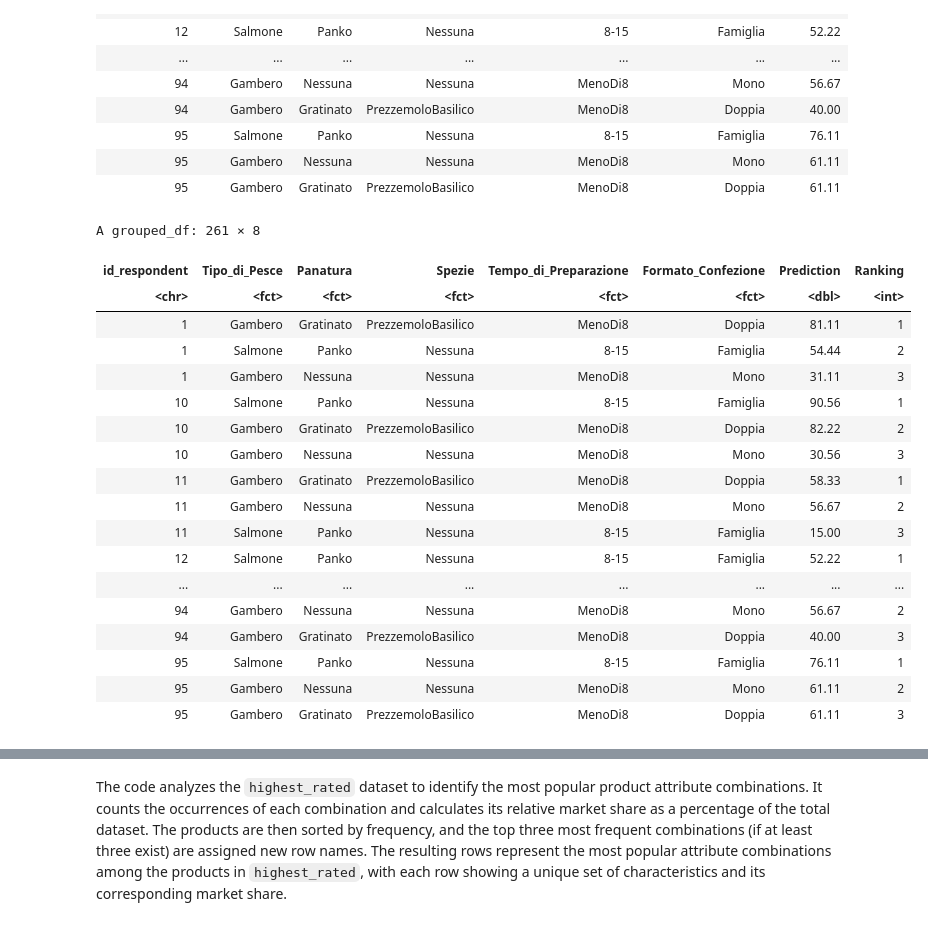
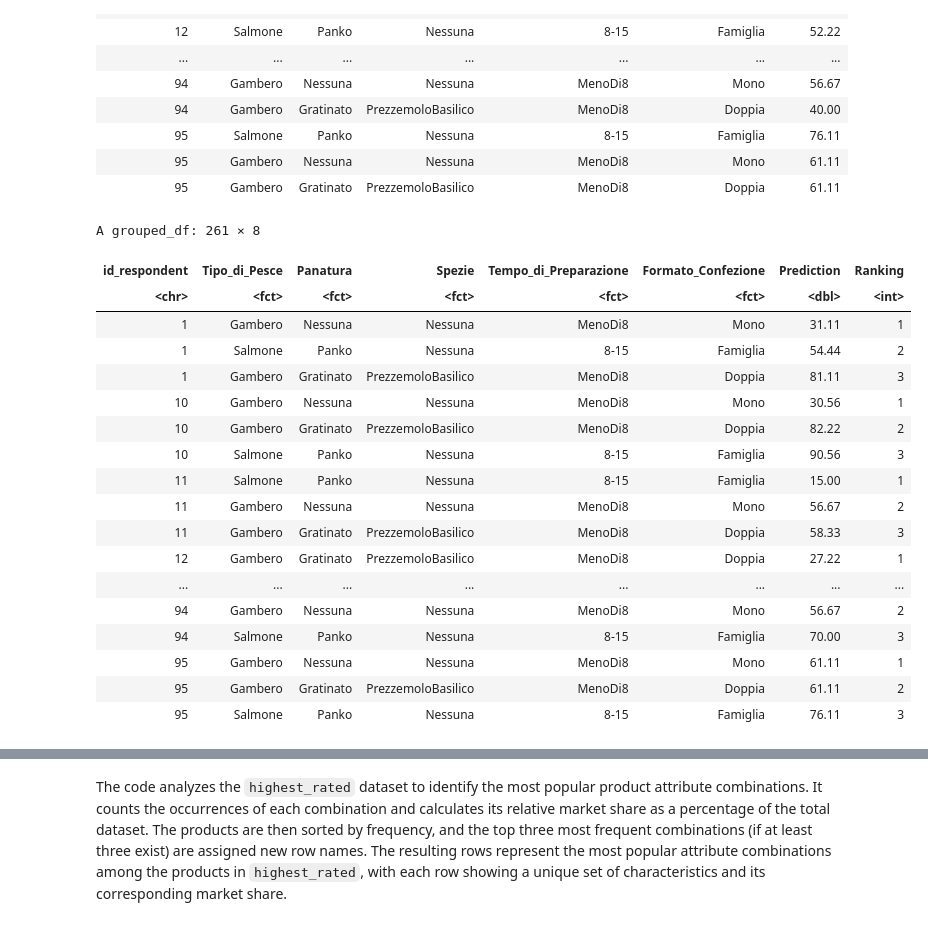
Before and after one commit to AngelicaLongo/Marketing-analytics-, a Jupyter notebook: Conjoint.ipynb, the cells around one changed output, grey strips where cells are left out. Drawn from its saved outputs; the diff is of its cells as text; code cells hidden in the pictures.

```diff
--- a/Conjoint.ipynb
+++ b/Conjoint.ipynb
@@ -1135,29 +1152,29 @@ A conjoint.predict: 261 × 7
 | 95 | Gambero | Gratinato | PrezzemoloBasilico | MenoDi8 | Doppia | 61.11 |
 # %%
 highest_rated <- predicted %>% group_by(id_respondent) %>%
-  mutate(Ranking = rank(-Prediction, ties.method = "first"))
+  mutate(Ranking = rank(Prediction, ties.method = "first"))
 highest_rated <- highest_rated %>% arrange(id_respondent, Ranking)
 highest_rated
 # %% [output]
 A grouped_df: 261 × 8
 | id_respondent | Tipo_di_Pesce | Panatura | Spezie | Tempo_di_Preparazione | Formato_Confezione | Prediction | Ranking |
 | <chr> | <fct> | <fct> | <fct> | <fct> | <fct> | <dbl> | <int> |
-| 1 | Gambero | Gratinato | PrezzemoloBasilico | MenoDi8 | Doppia | 81.11 | 1 |
+| 1 | Gambero | Nessuna | Nessuna | MenoDi8 | Mono | 31.11 | 1 |
 | 1 | Salmone | Panko | Nessuna | 8-15 | Famiglia | 54.44 | 2 |
-| 1 | Gambero | Nessuna | Nessuna | MenoDi8 | Mono | 31.11 | 3 |
-| 10 | Salmone | Panko | Nessuna | 8-15 | Famiglia | 90.56 | 1 |
+| 1 | Gambero | Gratinato | PrezzemoloBasilico | MenoDi8 | Doppia | 81.11 | 3 |
+| 10 | Gambero | Nessuna | Nessuna | MenoDi8 | Mono | 30.56 | 1 |
 | 10 | Gambero | Gratinato | PrezzemoloBasilico | MenoDi8 | Doppia | 82.22 | 2 |
-| 10 | Gambero | Nessuna | Nessuna | MenoDi8 | Mono | 30.56 | 3 |
-| 11 | Gambero | Gratinato | PrezzemoloBasilico | MenoDi8 | Doppia | 58.33 | 1 |
+| 10 | Salmone | Panko | Nessuna | 8-15 | Famiglia | 90.56 | 3 |
+| 11 | Salmone | Panko | Nessuna | 8-15 | Famiglia | 15.00 | 1 |
 | 11 | Gambero | Nessuna | Nessuna | MenoDi8 | Mono | 56.67 | 2 |
-| 11 | Salmone | Panko | Nessuna | 8-15 | Famiglia | 15.00 | 3 |
-| 12 | Salmone | Panko | Nessuna | 8-15 | Famiglia | 52.22 | 1 |
+| 11 | Gambero | Gratinato | PrezzemoloBasilico | MenoDi8 | Doppia | 58.33 | 3 |
+| 12 | Gambero | Gratinato | PrezzemoloBasilico | MenoDi8 | Doppia | 27.22 | 1 |
 | ... | ... | ... | ... | ... | ... | ... | ... |
 | 94 | Gambero | Nessuna | Nessuna | MenoDi8 | Mono | 56.67 | 2 |
-| 94 | Gambero | Gratinato | PrezzemoloBasilico | MenoDi8 | Doppia | 40.00 | 3 |
-| 95 | Salmone | Panko | Nessuna | 8-15 | Famiglia | 76.11 | 1 |
-| 95 | Gambero | Nessuna | Nessuna | MenoDi8 | Mono | 61.11 | 2 |
-| 95 | Gambero | Gratinato | PrezzemoloBasilico | MenoDi8 | Doppia | 61.11 | 3 |
+| 94 | Salmone | Panko | Nessuna | 8-15 | Famiglia | 70.00 | 3 |
+| 95 | Gambero | Nessuna | Nessuna | MenoDi8 | Mono | 61.11 | 1 |
+| 95 | Gambero | Gratinato | PrezzemoloBasilico | MenoDi8 | Doppia | 61.11 | 2 |
+| 95 | Salmone | Panko | Nessuna | 8-15 | Famiglia | 76.11 | 3 |
 # %%
 highest_rated <- highest_rated %>% arrange(id_respondent, Ranking) %>% filter(Ranking == 3)
 highest_rated
```
Also changed, not shown: parts of 20 cells of this notebook.
